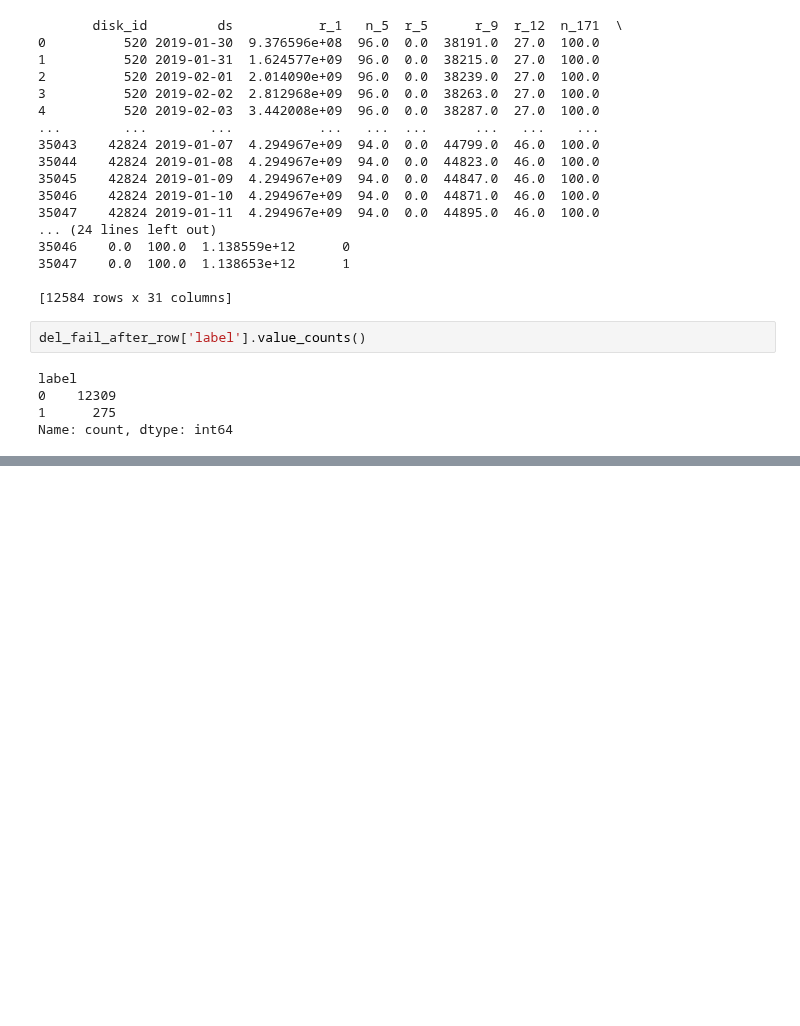
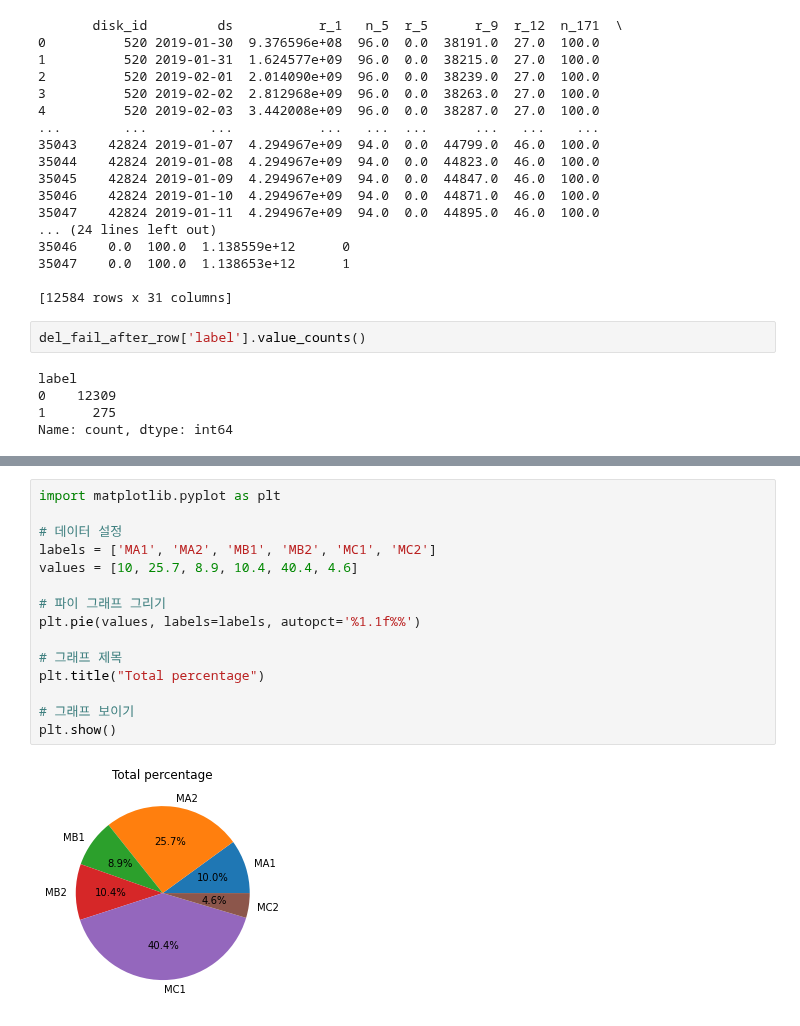
Before and after one commit to passion3659/ssd-failure, a Jupyter notebook: jeongyeol.ipynb, the cells around one changed output, grey strips where cells are left out. Drawn from its saved outputs; the diff is of its cells as text; blank space fills up the shorter version.

```diff
--- a/jeongyeol.ipynb
+++ b/jeongyeol.ipynb
@@ -198,0 +266,17 @@ Name: count, dtype: int64
+# %%
+import matplotlib.pyplot as plt
+
+# 데이터 설정
+labels = ['MA1', 'MA2', 'MB1', 'MB2', 'MC1', 'MC2']
+values = [10, 25.7, 8.9, 10.4, 40.4, 4.6]
+
+# 파이 그래프 그리기
+plt.pie(values, labels=labels, autopct='%1.1f%%')
+
+# 그래프 제목
+plt.title("Total percentage")
+
+# 그래프 보이기
+plt.show()
+# %% [output]
+[figure, added]
```
Also changed, not shown: parts of 6 cells of this notebook, 1 other file.
